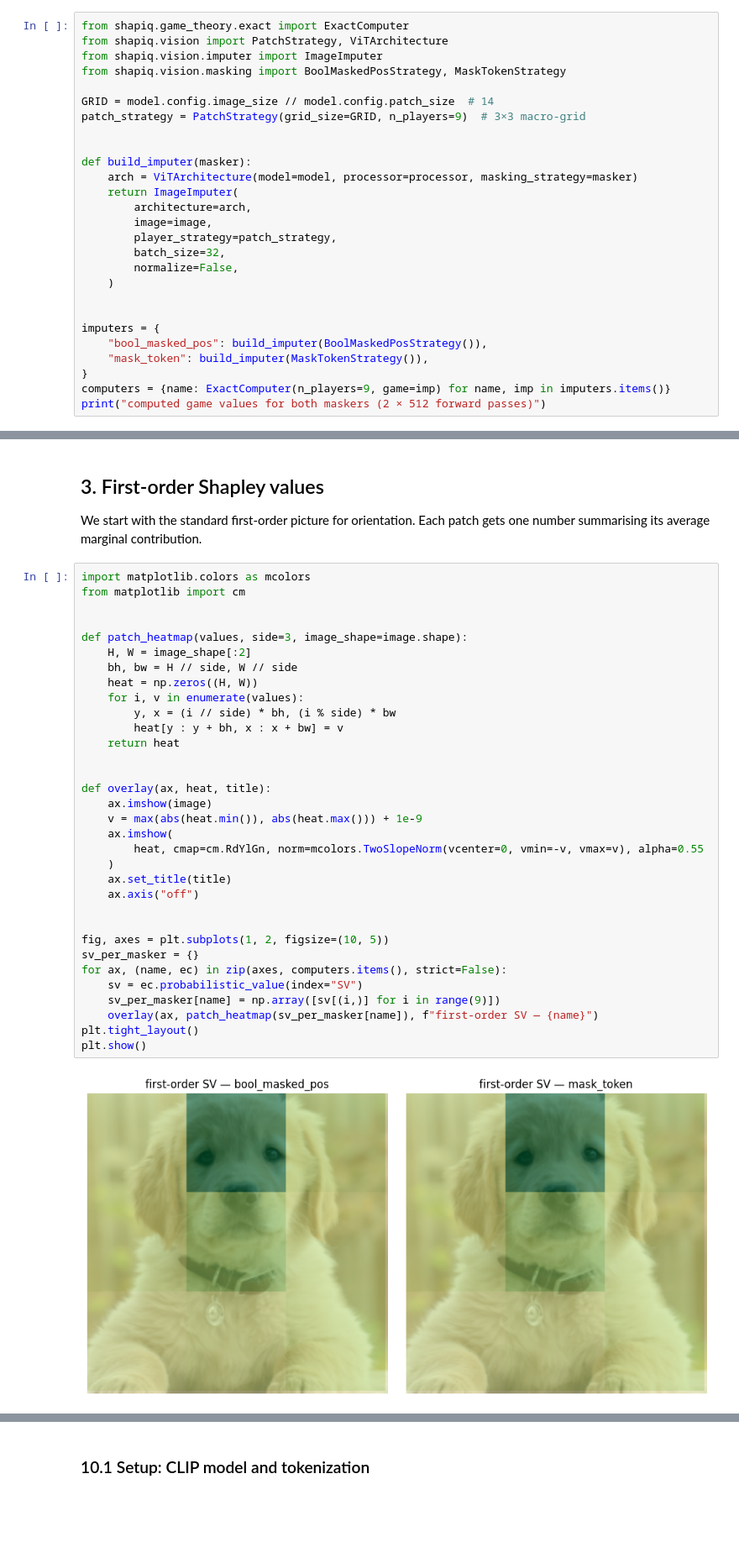
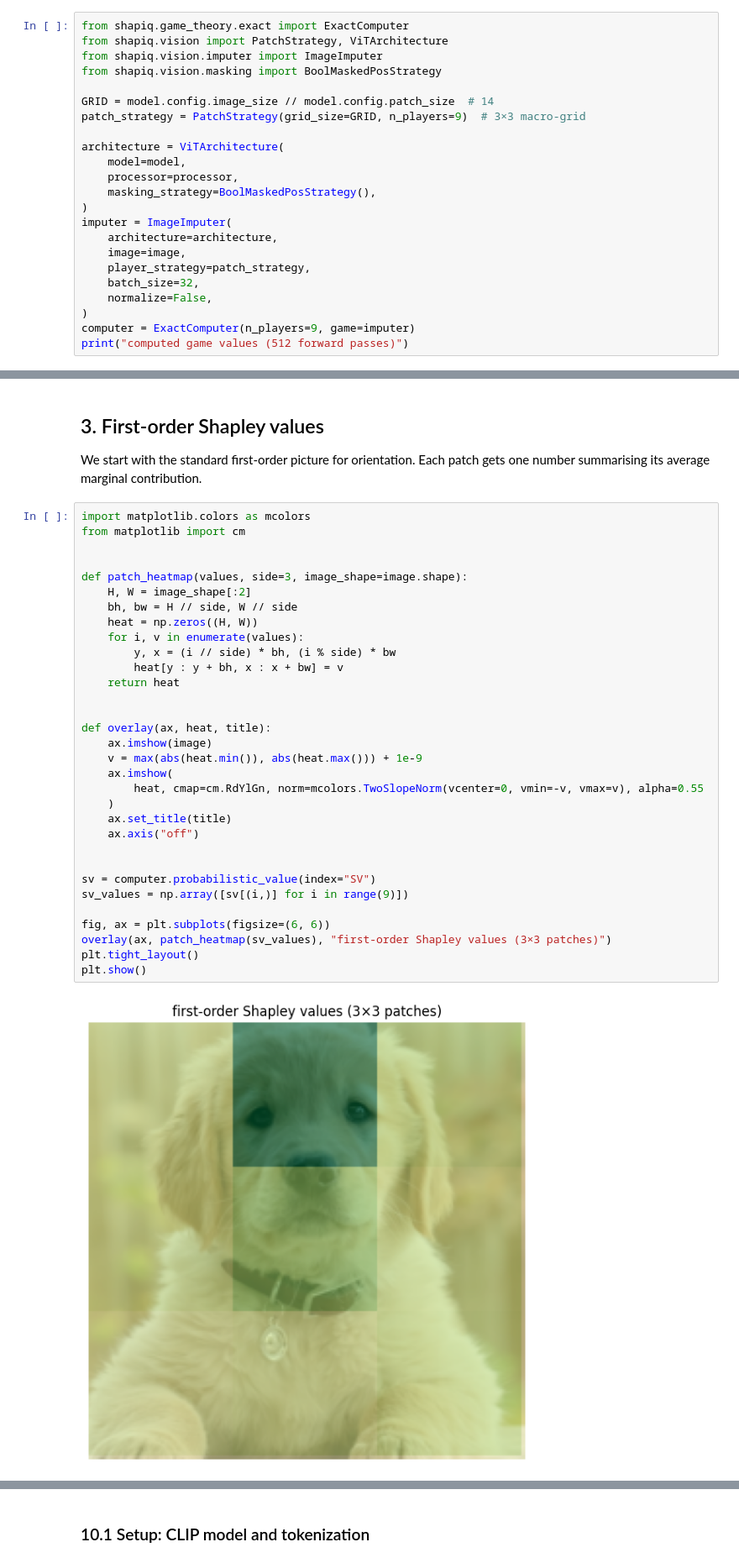
Before and after one commit to S2k-1/shapiq, a Jupyter notebook: src/shapiq/vision/tutorials/tutorial_02_interactions_and_fixlip.ipynb, the cells around one changed output, grey strips where cells are left out. Shown at 84% size. Saved outputs shown, nothing was run; the diff lists cells and outputs as text; blank space fills up the shorter version.

```diff
--- a/src/shapiq/vision/tutorials/tutorial_02_interactions_and_fixlip.ipynb
+++ b/src/shapiq/vision/tutorials/tutorial_02_interactions_and_fixlip.ipynb
@@ -72,27 +70,23 @@ With 9 players we evaluate the imputer on all $2^9=512$ coalitions. We do this f
 from shapiq.game_theory.exact import ExactComputer
 from shapiq.vision import PatchStrategy, ViTArchitecture
 from shapiq.vision.imputer import ImageImputer
-from shapiq.vision.masking import BoolMaskedPosStrategy, MaskTokenStrategy
+from shapiq.vision.masking import BoolMaskedPosStrategy
 
 GRID = model.config.image_size // model.config.patch_size  # 14
 patch_strategy = PatchStrategy(grid_size=GRID, n_players=9)  # 3×3 macro-grid
 
-
-def build_imputer(masker):
-    arch = ViTArchitecture(model=model, processor=processor, masking_strategy=masker)
-    return ImageImputer(
-        architecture=arch,
-        image=image,
-        player_strategy=patch_strategy,
-        batch_size=32,
-        normalize=False,
-    )
-
-
-imputers = {
-    "bool_masked_pos": build_imputer(BoolMaskedPosStrategy()),
-    "mask_token": build_imputer(MaskTokenStrategy()),
-}
-computers = {name: ExactComputer(n_players=9, game=imp) for name, imp in imputers.items()}
-print("computed game values for both maskers (2 × 512 forward passes)")
+architecture = ViTArchitecture(
+    model=model,
+    processor=processor,
+    masking_strategy=BoolMaskedPosStrategy(),
+)
+imputer = ImageImputer(
+    architecture=architecture,
+    image=image,
+    player_strategy=patch_strategy,
+    batch_size=32,
+    normalize=False,
+)
+computer = ExactComputer(n_players=9, game=imputer)
+print("computed game values (512 forward passes)")
 # %% [output]
@@ -104,38 +98,37 @@ We start with the standard first-order picture for orientation. Each patch gets
 # %%
 import matplotlib.colors as mcolors
 from matplotlib import cm
 
 
 def patch_heatmap(values, side=3, image_shape=image.shape):
     H, W = image_shape[:2]
     bh, bw = H // side, W // side
     heat = np.zeros((H, W))
     for i, v in enumerate(values):
         y, x = (i // side) * bh, (i % side) * bw
         heat[y : y + bh, x : x + bw] = v
     return heat
 
 
 def overlay(ax, heat, title):
     ax.imshow(image)
     v = max(abs(heat.min()), abs(heat.max())) + 1e-9
     ax.imshow(
         heat, cmap=cm.RdYlGn, norm=mcolors.TwoSlopeNorm(vcenter=0, vmin=-v, vmax=v), alpha=0.55
     )
     ax.set_title(title)
     ax.axis("off")
 
 
-fig, axes = plt.subplots(1, 2, figsize=(10, 5))
-sv_per_masker = {}
-for ax, (name, ec) in zip(axes, computers.items(), strict=False):
-    sv = ec.probabilistic_value(index="SV")
-    sv_per_masker[name] = np.array([sv[(i,)] for i in range(9)])
-    overlay(ax, patch_heatmap(sv_per_masker[name]), f"first-order SV — {name}")
+sv = computer.probabilistic_value(index="SV")
+sv_values = np.array([sv[(i,)] for i in range(9)])
+
+fig, ax = plt.subplots(figsize=(6, 6))
+overlay(ax, patch_heatmap(sv_values), "first-order Shapley values (3×3 patches)")
 plt.tight_layout()
 plt.show()
 # %% [output]
-[figure, old version]
+[figure, new version]
 # %% [markdown]
 ## 4. Second-order interactions: k-SII and STII
 
```
Also changed, not shown: parts of 14 cells of this notebook.
